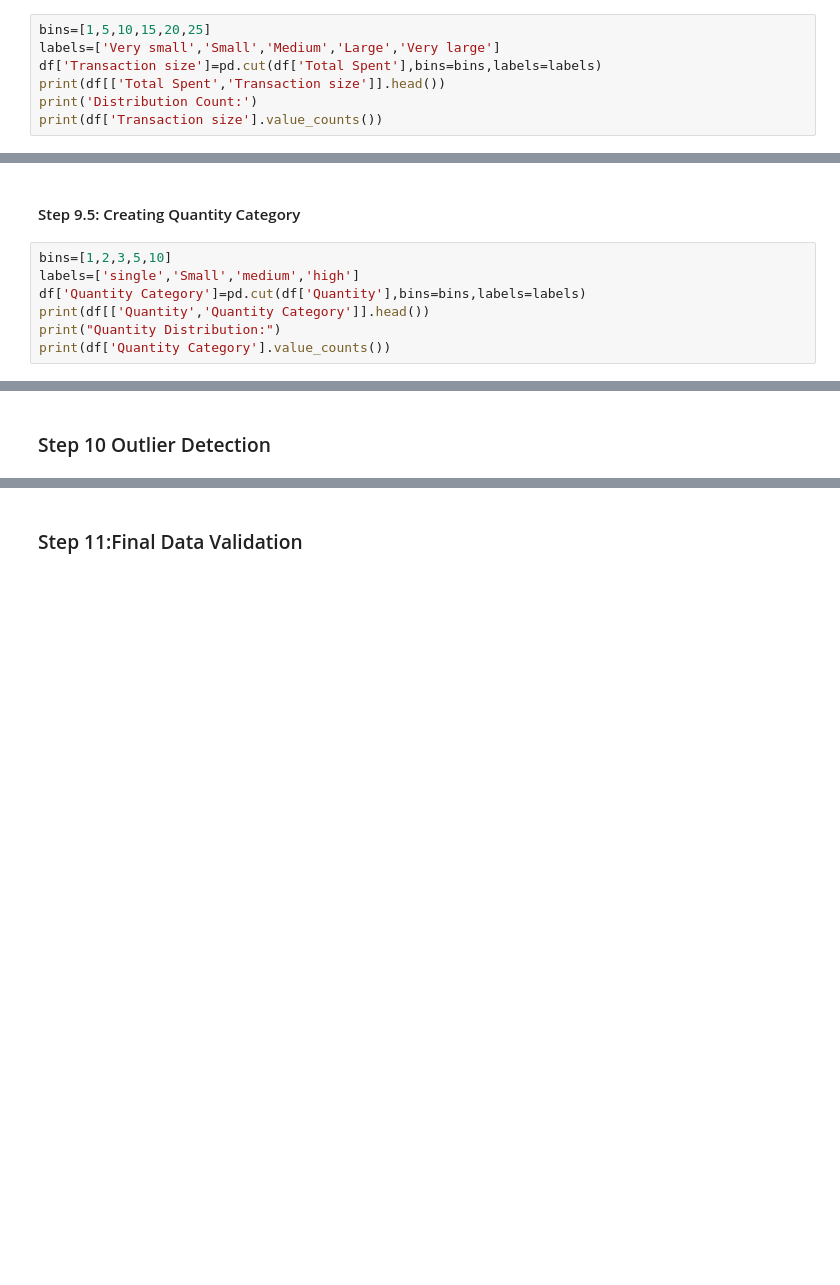
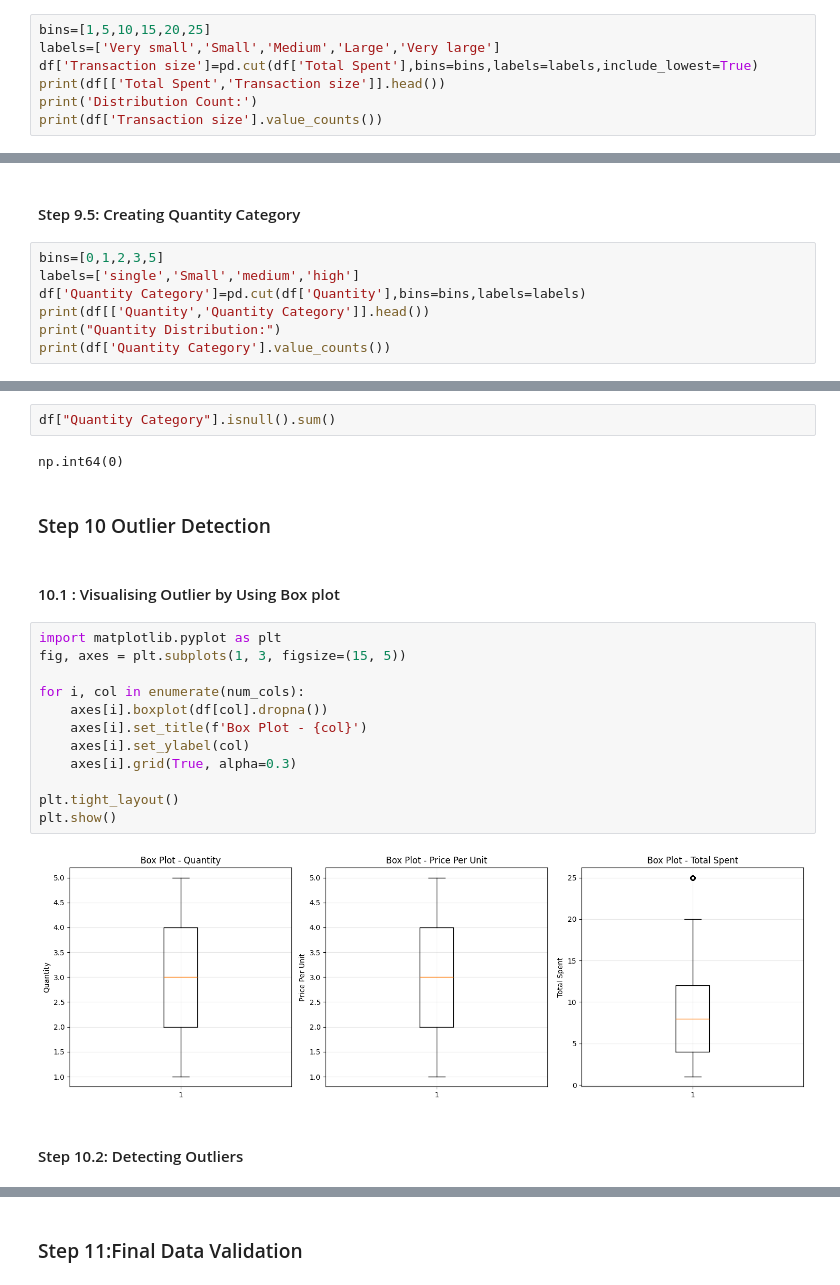
Before and after one commit to ather-ops/Machine-Learning-from-scratch, a Jupyter notebook: 01-data-preprocessing/Projects/Cafe-Sales-Analysis.ipynb, the cells around one changed output, grey strips where cells are left out. Cells and saved outputs as stored; diff of their text form; blank space fills up the shorter version.

```diff
--- a/01-data-preprocessing/Projects/Cafe-Sales-Analysis.ipynb
+++ b/01-data-preprocessing/Projects/Cafe-Sales-Analysis.ipynb
@@ -347,7 +359,7 @@ Name: count, dtype: int64
 # %%
 bins=[1,5,10,15,20,25]
 labels=['Very small','Small','Medium','Large','Very large']
-df['Transaction size']=pd.cut(df['Total Spent'],bins=bins,labels=labels)
+df['Transaction size']=pd.cut(df['Total Spent'],bins=bins,labels=labels,include_lowest=True)
 print(df[['Total Spent','Transaction size']].head())
 print('Distribution Count:')
 print(df['Transaction size'].value_counts())
@@ -427,7 +451,7 @@ Name: count, dtype: int64
 # %% [markdown]
 #### Step 9.5: Creating Quantity Category
 # %%
-bins=[1,2,3,5,10]
+bins=[0,1,2,3,5]
 labels=['single','Small','medium','high']
 df['Quantity Category']=pd.cut(df['Quantity'],bins=bins,labels=labels)
 print(df[['Quantity','Quantity Category']].head())
@@ -449,4 +473,26 @@ high         0
 Name: count, dtype: int64
+# %%
+df["Quantity Category"].isnull().sum()
+# %% [output]
+np.int64(0)
 # %% [markdown]
 ### Step 10 Outlier Detection
+# %% [markdown]
+#### 10.1 : Visualising Outlier by Using Box plot
+# %%
+import matplotlib.pyplot as plt
+fig, axes = plt.subplots(1, 3, figsize=(15, 5))
+
+for i, col in enumerate(num_cols):
+    axes[i].boxplot(df[col].dropna())
+    axes[i].set_title(f'Box Plot - {col}')
+    axes[i].set_ylabel(col)
+    axes[i].grid(True, alpha=0.3)
+
+plt.tight_layout()
+plt.show()
+# %% [output]
+[figure, added]
+# %% [markdown]
+####    Step 10.2: Detecting Outliers
 # %%
```
Also changed, not shown: parts of 17 cells of this notebook, 1 other file.
